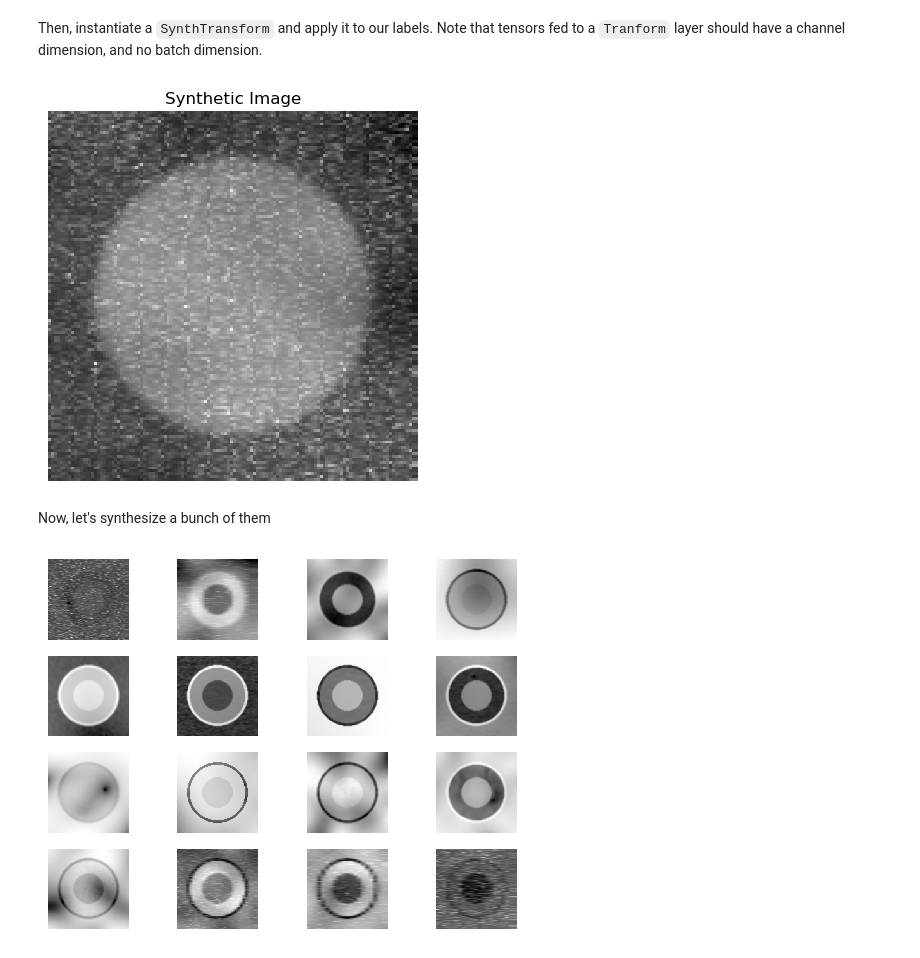
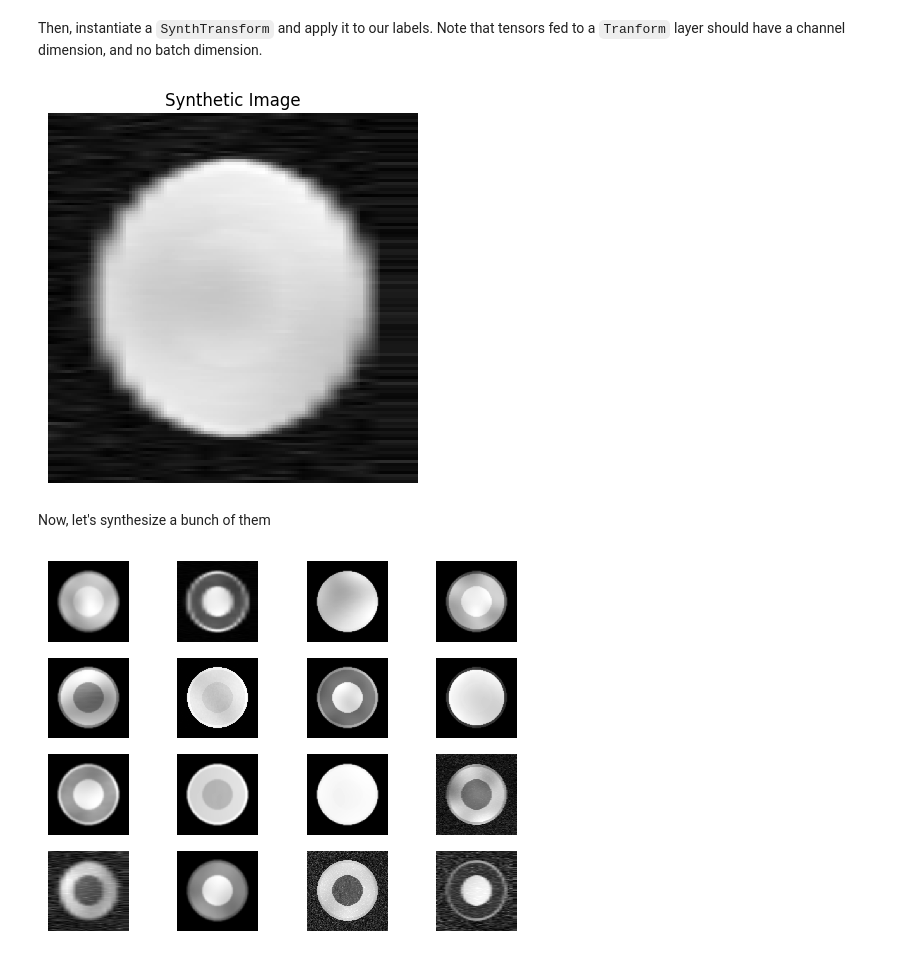
Before and after one commit to balbasty/cornucopia, a Jupyter notebook: examples/synth.ipynb, the cells around one changed output. Cells and saved outputs as stored; diff of their text form; code cells hidden in the pictures.

Commit message:
FEAT(synth): better synth transform

```diff
--- a/examples/synth.ipynb
+++ b/examples/synth.ipynb
@@ -25,15 +25,15 @@ plt.show()
 Then, instantiate a `SynthTransform` and apply it to our labels.
 Note that tensors fed to a `Tranform` layer should have a channel dimension, and no batch dimension.
 # %%
-trf = SynthTransform()
+trf = SynthContrastTransform()
 img = trf(lab[None])[0]   # needs channel dimension
 
 plt.imshow(img, cmap='gray', interpolation='nearest')
 plt.axis('off')
 plt.title('Synthetic Image')
 plt.show()
 # %% [output]
-[figure, old version]
+[figure, new version]
 # %% [markdown]
 Now, let's synthesize a bunch of them
 # %%
@@ -45,4 +45,4 @@ for i in range(shape[0] * shape[1]):
     plt.axis('off')
 plt.show()
 # %% [output]
-[figure, old version]
+[figure, new version]
```
Also changed, not shown: parts of 4 cells of this notebook, 4 other files.
